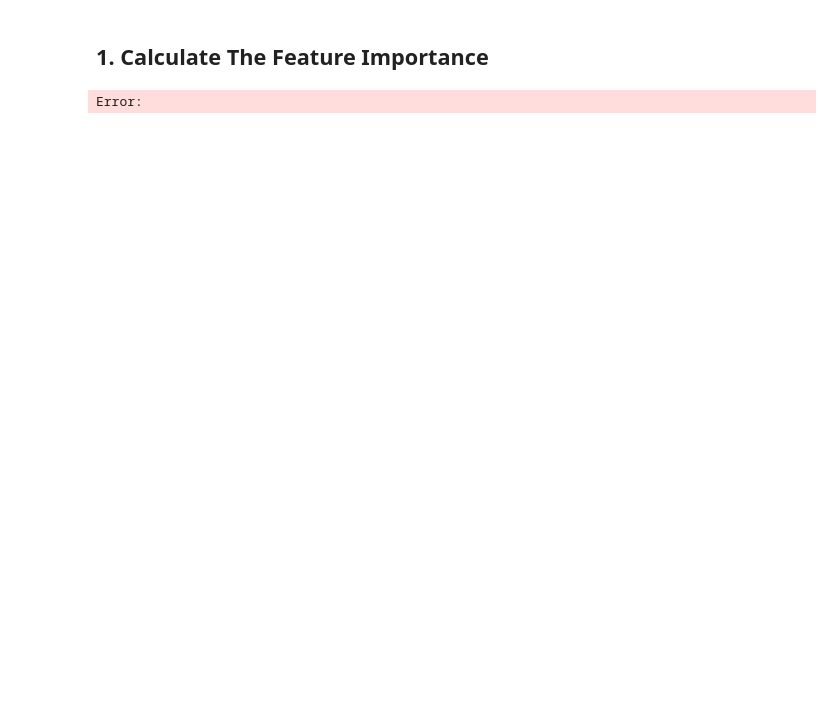
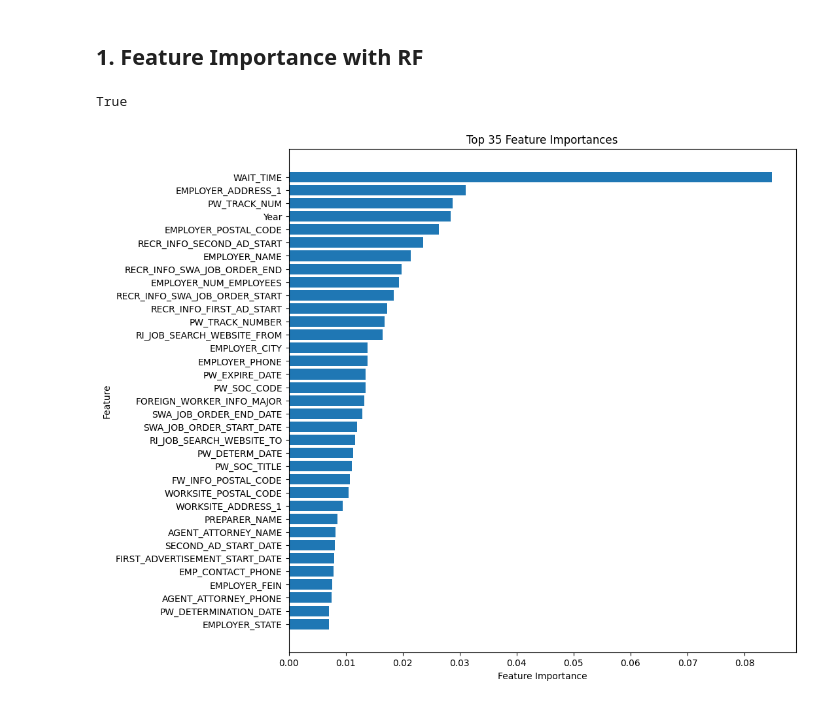
Before and after one commit to HannahGuan/B-T_Entropy, a Jupyter notebook: dimensionReduction.ipynb, the cells around one changed output. Saved outputs shown, nothing was run; the diff lists cells and outputs as text; code cells hidden in the pictures; blank space fills up the shorter version.

Commit message:
feature importance

```diff
--- a/dimensionReduction.ipynb
+++ b/dimensionReduction.ipynb
@@ -19,49 +13,70 @@ KeyboardInterrupt:
 # %% [markdown]
-## 1. Calculate The Feature Importance
+## 1. Feature Importance with RF
+# %%
+df_sampled = pd.read_csv("DR_subset.csv", low_memory=False)
+df_sampled = df_sampled.drop(columns=['DECISION_DATE', 'RECEIVED_DATE','Unnamed: 0', 'Unnamed: 0.1', 'CASE_NUMBER', 'ï»¿CASE_NUMBER'])
+# %%
+'CASE_STATUS' in df_sampled.columns
+# %% [output]
+True
 # %%
 from sklearn.ensemble import RandomForestClassifier, RandomForestRegressor
 from sklearn.preprocessing import LabelEncoder, StandardScaler
 from sklearn.impute import SimpleImputer
 import matplotlib.pyplot as plt
+# %%
+df_numeric = df_sampled.select_dtypes(include=['number']).copy()
+df_categorical = df_sampled.select_dtypes(include=['object']).copy()
+
+df_numeric = df_numeric.dropna(axis=1, how="all")
+df_categorical = df_categorical.dropna(axis=1, how="all")
+
+numeric_imputer = SimpleImputer(strategy="median")
+df_numeric_imputed = pd.DataFrame(numeric_imputer.fit_transform(df_numeric), columns=df_numeric.columns)
+
+categorical_imputer = SimpleImputer(strategy="most_frequent")
+df_categorical_imputed = pd.DataFrame(categorical_imputer.fit_transform(df_categorical), columns=df_categorical.columns)
+
+df_sampled = pd.concat([df_numeric_imputed, df_categorical_imputed], axis=1)
 # %%
 target_variable = "CASE_STATUS"
-is_classification = df_combined[target_variable].dtype == 'object'
+is_classification = df_sampled[target_variable].dtype == 'object'
 
 imputer = SimpleImputer(strategy="median")
-df_numeric = df_combined.select_dtypes(include=['number']).copy()
+df_numeric = df_sampled.select_dtypes(include=['number']).copy()
 df_numeric.iloc[:, :] = imputer.fit_transform(df_numeric)
 
 # Label Encoding for Random Forest
-df_categorical = df_combined.select_dtypes(include=['object']).copy()
+df_categorical = df_sampled.select_dtypes(include=['object']).copy()
 label_encoders = {}
 for col in df_categorical.columns:
     le = LabelEncoder()
     df_categorical[col] = le.fit_transform(df_categorical[col].astype(str))
     label_encoders[col] = le
 
 df_processed = pd.concat([df_numeric, df_categorical], axis=1)
 X = df_processed.drop(columns=[target_variable])
-y = df_combined[target_variable]
+y = df_sampled[target_variable]
 
 # train
 if is_classification:
     model = RandomForestClassifier(n_estimators=100, random_state=42)
 else:
     model = RandomForestRegressor(n_estimators=100, random_state=42)
 
 model.fit(X, y)
 
 # get the importance of each
 feature_importances = pd.DataFrame({'Feature': X.columns, 'Importance': model.feature_importances_})
 feature_importances = feature_importances.sort_values(by="Importance", ascending=False)
 
-# show the 20 most important
-plt.figure(figsize=(10, 6))
-plt.barh(feature_importances["Feature"][:20], feature_importances["Importance"][:20])
+# show the 35 most important
+plt.figure(figsize=(10, 10))
+plt.barh(feature_importances["Feature"][:35], feature_importances["Importance"][:35])
 plt.xlabel("Feature Importance")
 plt.ylabel("Feature")
-plt.title("Top 20 Feature Importances")
+plt.title("Top 35 Feature Importances")
 plt.gca().invert_yaxis()
 plt.show()
 # %% [output]
-Error:
+[figure, added]
```
Also changed, not shown: parts of 8 cells of this notebook, 3 other files.
